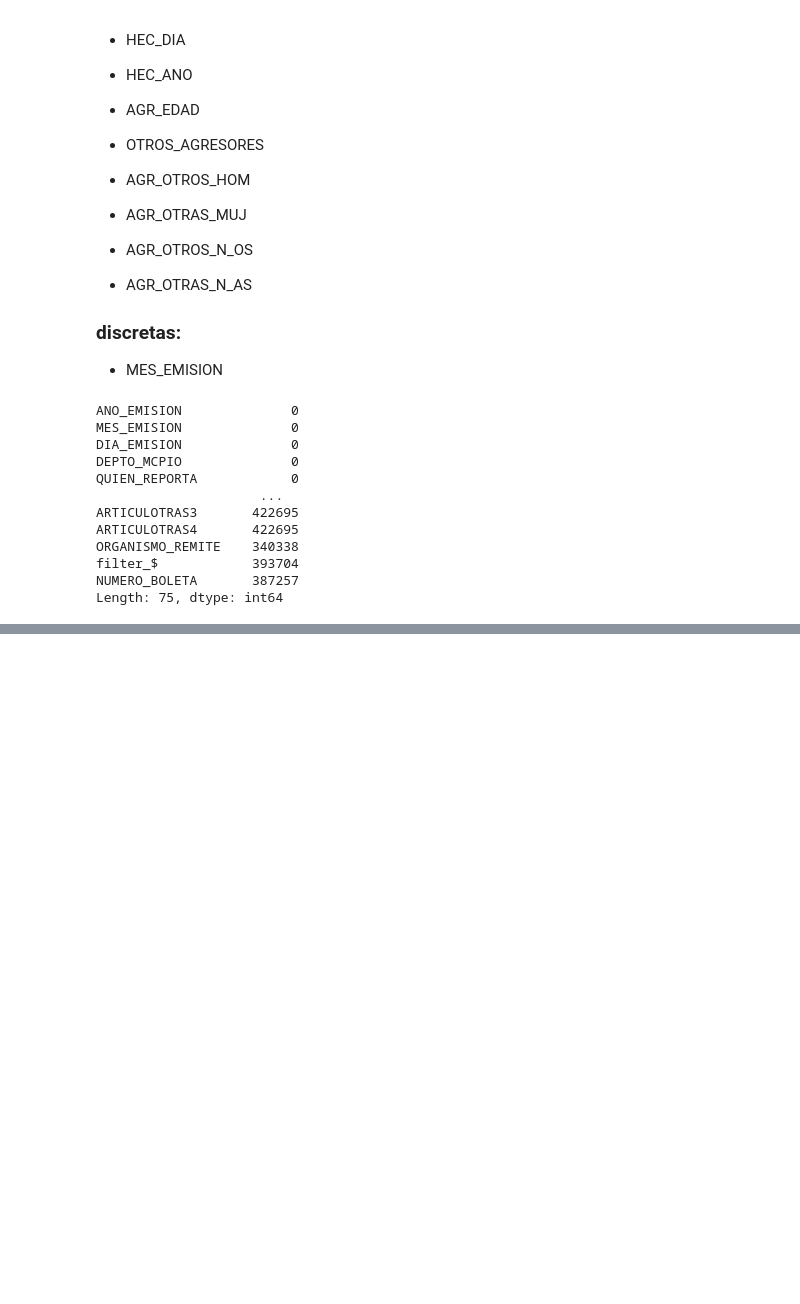
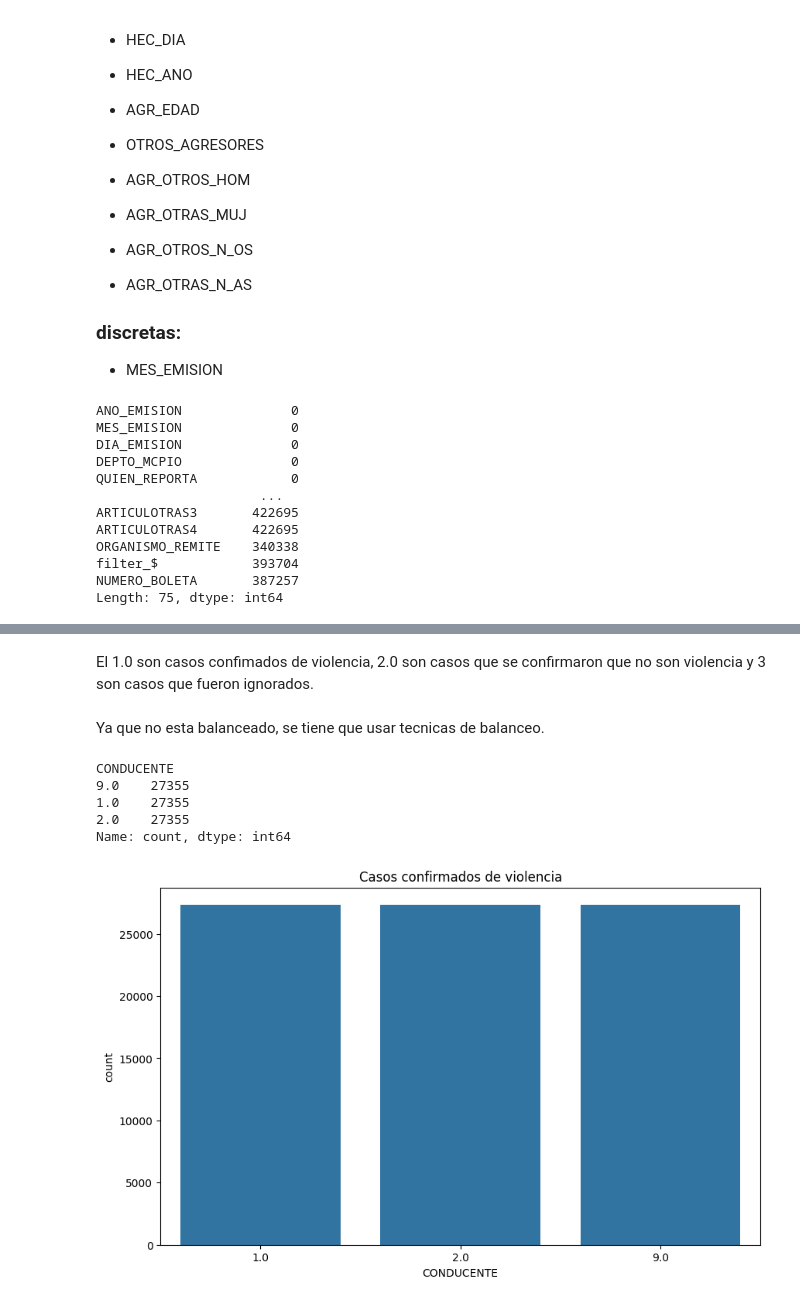
Before and after one commit to angelargd8/Proyecto3-MDD, a Jupyter notebook: main.ipynb, the cells around one changed output, grey strips where cells are left out. Saved outputs shown, nothing was run; the diff lists cells and outputs as text; code cells hidden in the pictures; blank space fills up the shorter version.

```diff
--- a/main.ipynb
+++ b/main.ipynb
@@ -539,0 +553,32 @@ Name: count, dtype: int64
+# %% [markdown]
+El 1.0 son casos confimados de violencia, 2.0 son casos que se confirmaron que no son violencia y 3 son casos que fueron ignorados.
+# %% [markdown]
+Ya que no esta balanceado, se tiene que usar tecnicas de balanceo.
+# %%
+from sklearn.utils import resample
+
+data = {'CONDUCENTE': [1.0]*50009 + [2.0]*27355 + [9.0]*346207}
+df_violencia = pd.DataFrame(data)
+
+#separar las clases mayoritarias y minoritarias
+df_majority = df_violencia[df_violencia['CONDUCENTE'] == 9.0]
+df_minority_1 =df_violencia[df_violencia['CONDUCENTE'] == 1.0]
+df_minority_2= df_violencia[df_violencia['CONDUCENTE'] == 2.0]
+
+#remuestreo de la clase minoritaria 1 para que tenga el mismo numero oque la minoritaria 2
+mayoria_remuestreo= resample(df_majority, replace=False, n_samples=len(df_minority_2),random_state=42)
+
+#remuestreo la clase minoritaria 1 para que tenga el mismo numero oque la minoritaria 2
+minoria_remuestreo = resample(df_minority_1,replace=False, n_samples=len(df_minority_2), random_state=42)
+
+# combinar
+df_balanced = pd.concat([mayoria_remuestreo, minoria_remuestreo, df_minority_2])
+
+print(df_balanced['CONDUCENTE'].value_counts())
+# %% [output]
+CONDUCENTE
+9.0    27355
+1.0    27355
+2.0    27355
+Name: count, dtype: int64
+[figure, added]
```
Also changed, not shown: parts of 6 cells of this notebook.
